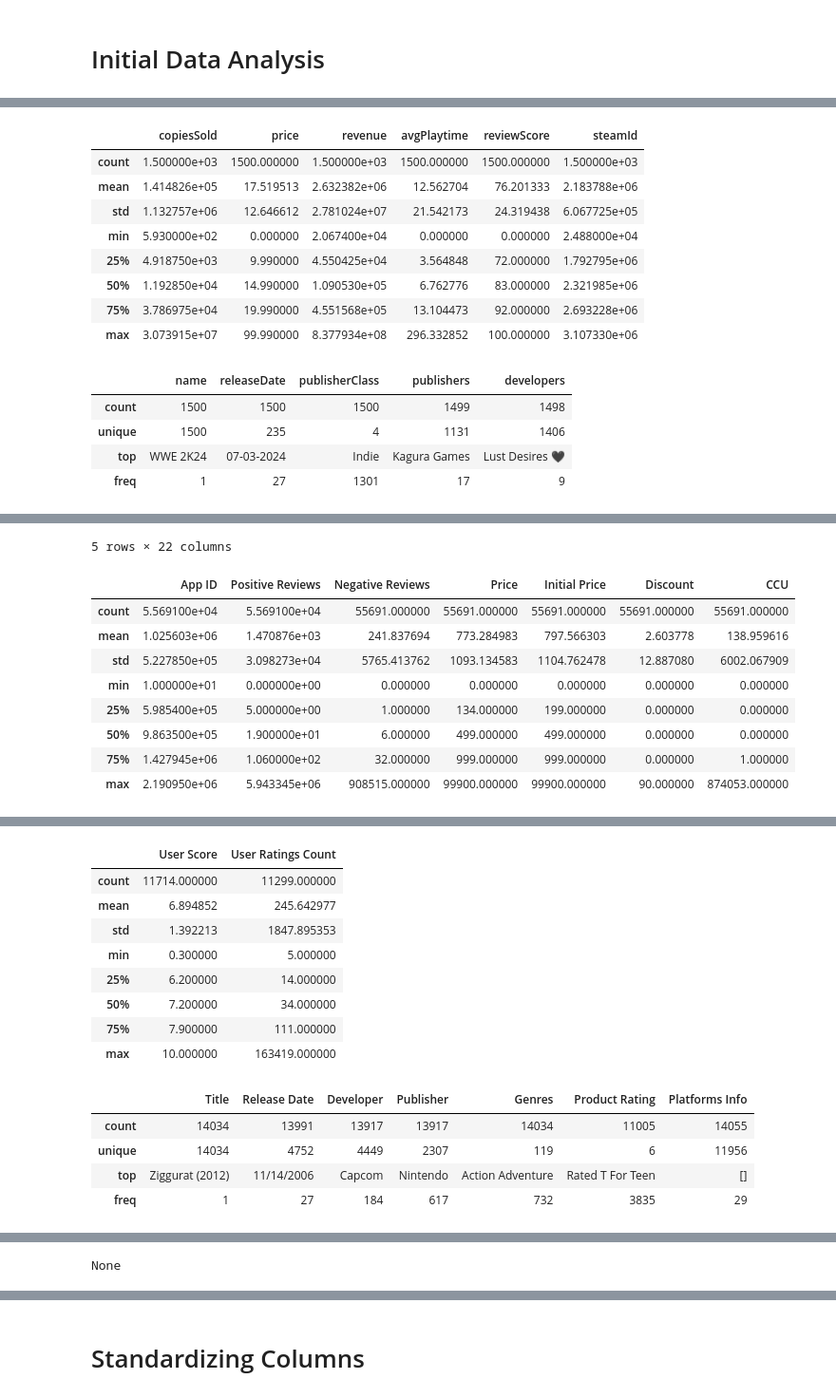
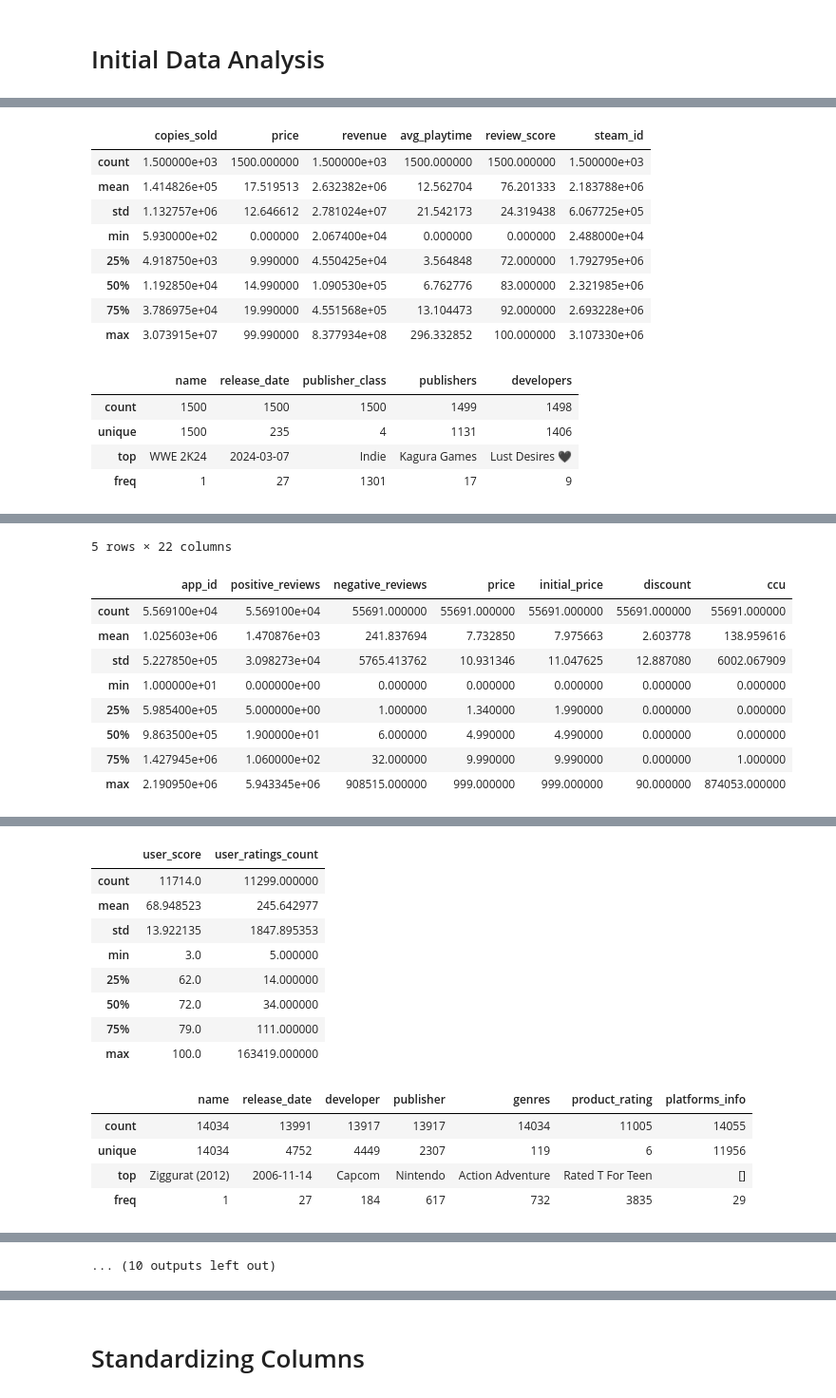
Before and after one commit to DVDMVN/GMDT_PROJ, a Jupyter notebook: cleaning.ipynb, the cells around one changed output, grey strips where cells are left out. Shown at 95% size. Cells and saved outputs as stored; diff of their text form; code cells hidden in the pictures.

```diff
--- a/cleaning.ipynb
+++ b/cleaning.ipynb
@@ -28,3 +37,15 @@ metacritic = pd.read_csv("raw_data/all_video_games(cleaned).csv")
+# %%
+filtered_rows = [] # Filtering for only english reviews
+
+chunk_size = 100000  # A reasonable amount of memory per chunk based on my system specs
+for chunk in pd.read_csv("raw_data/steam_reviews.csv", chunksize=chunk_size):
+    filtered_chunk = chunk[chunk["language"] == "english"]
+    filtered_rows.append(filtered_chunk)
+filtered_data = pd.concat(filtered_rows, ignore_index=True)
+
+# Randomly sample 300000 rows
+sampled_data = filtered_data.sample(n=300000, random_state=1337)
+steam_reviews = sampled_data
 # %% [markdown]
 # Saving the raw to showcase cleaning in the about page
 # %%
@@ -44,8 +66,10 @@ def display_basics(df: pd.DataFrame):
 display_basics(top_1500_steam)
 display_basics(all_55000_steam)
 display_basics(metacritic)
+display_basics(steam_reviews)
 
 display(top_1500_steam.info())
 display(all_55000_steam.info())
 display(metacritic.info())
+display(steam_reviews.info())
 # %% [output]
@@ -58,4 +82,4 @@ display(metacritic.info())
-|  | copiesSold | price | revenue | avgPlaytime | reviewScore | steamId |
+|  | copies_sold | price | revenue | avg_playtime | review_score | steam_id |
 | count | 1.500000e+03 | 1500.000000 | 1.500000e+03 | 1500.000000 | 1500.000000 | 1.500000e+03 |
 | mean | 1.414826e+05 | 17.519513 | 2.632382e+06 | 12.562704 | 76.201333 | 2.183788e+06 |
 | std | 1.132757e+06 | 12.646612 | 2.781024e+07 | 21.542173 | 24.319438 | 6.067725e+05 |
@@ -64,8 +88,8 @@ display(metacritic.info())
 | 50% | 1.192850e+04 | 14.990000 | 1.090530e+05 | 6.762776 | 83.000000 | 2.321985e+06 |
 | 75% | 3.786975e+04 | 19.990000 | 4.551568e+05 | 13.104473 | 92.000000 | 2.693228e+06 |
 | max | 3.073915e+07 | 99.990000 | 8.377934e+08 | 296.332852 | 100.000000 | 3.107330e+06 |
-|  | name | releaseDate | publisherClass | publishers | developers |
+|  | name | release_date | publisher_class | publishers | developers |
 | count | 1500 | 1500 | 1500 | 1499 | 1498 |
 | unique | 1500 | 235 | 4 | 1131 | 1406 |
-| top | WWE 2K24 | 07-03-2024 | Indie | Kagura Games | Lust Desires 🖤 |
+| top | WWE 2K24 | 2024-03-07 | Indie | Kagura Games | Lust Desires 🖤 |
 | freq | 1 | 27 | 1301 | 17 | 9 |
@@ -73,15 +97,15 @@ display(metacritic.info())
 | 0 | 10 | Counter-Strike | Play the world's number 1 online ... | Valve | Valve | Action | Action: 5426, FPS: 4831, Multipla... | game | Multi-player, Valve Anti-Cheat en... | ... |
 | 1 | 1000000 | ASCENXION | ASCENXION is a 2D shoot 'em up ga... | IndigoBlue Game Studio | PsychoFlux Entertainment | Action, Adventure, Indie | "Shoot Em Up": 186, Metroidvania:... | game | Single-player, Partial Controller... | ... |
 | 2 | 1000010 | Crown Trick | Enter a labyrinth that moves as y... | NEXT Studios | Team17, NEXT Studios | Adventure, Indie, RPG, Strategy | Rogue-like: 268, Turn-Based Comba... | game | Single-player, Partial Controller... | ... |
 | 3 | 1000030 | Cook, Serve, Delicious! 3?! | Cook, serve and manage your food ... | Vertigo Gaming Inc. | Vertigo Gaming Inc. | Action, Indie, Simulation, Strategy | Typing: 221, Management: 213, Cas... | game | Multi-player, Single-player, Co-o... | ... |
 | 4 | 1000040 | 细胞战争 | 这是一款打击感十足的细胞主题游戏！操作简单但活下去却不简单，“你”... | DoubleC Games | DoubleC Games | Action, Casual, Indie, Simulation | Action: 22, Casual: 22, Indie: 21... | game | Single-player | ... |
 5 rows × 22 columns
-|  | App ID | Positive Reviews | Negative Reviews | Price | Initial Price | Discount | CCU |
+|  | app_id | positive_reviews | negative_reviews | price | initial_price | discount | ccu |
 | count | 5.569100e+04 | 5.569100e+04 | 55691.000000 | 55691.000000 | 55691.000000 | 55691.000000 | 55691.000000 |
-| mean | 1.025603e+06 | 1.470876e+03 | 241.837694 | 773.284983 | 797.566303 | 2.603778 | 138.959616 |
-| std | 5.227850e+05 | 3.098273e+04 | 5765.413762 | 1093.134583 | 1104.762478 | 12.887080 | 6002.067909 |
+| mean | 1.025603e+06 | 1.470876e+03 | 241.837694 | 7.732850 | 7.975663 | 2.603778 | 138.959616 |
+| std | 5.227850e+05 | 3.098273e+04 | 5765.413762 | 10.931346 | 11.047625 | 12.887080 | 6002.067909 |
 | min | 1.000000e+01 | 0.000000e+00 | 0.000000 | 0.000000 | 0.000000 | 0.000000 | 0.000000 |
-| 25% | 5.985400e+05 | 5.000000e+00 | 1.000000 | 134.000000 | 199.000000 | 0.000000 | 0.000000 |
-| 50% | 9.863500e+05 | 1.900000e+01 | 6.000000 | 499.000000 | 499.000000 | 0.000000 | 0.000000 |
-| 75% | 1.427945e+06 | 1.060000e+02 | 32.000000 | 999.000000 | 999.000000 | 0.000000 | 1.000000 |
-| max | 2.190950e+06 | 5.943345e+06 | 908515.000000 | 99900.000000 | 99900.000000 | 90.000000 | 874053.000000 |
+| 25% | 5.985400e+05 | 5.000000e+00 | 1.000000 | 1.340000 | 1.990000 | 0.000000 | 0.000000 |
+| 50% | 9.863500e+05 | 1.900000e+01 | 6.000000 | 4.990000 | 4.990000 | 0.000000 | 0.000000 |
+| 75% | 1.427945e+06 | 1.060000e+02 | 32.000000 | 9.990000 | 9.990000 | 0.000000 | 1.000000 |
+| max | 2.190950e+06 | 5.943345e+06 | 908515.000000 | 999.000000 | 999.000000 | 90.000000 | 874053.000000 |
@@ -99,14 +123,14 @@ display(metacritic.info())
-|  | User Score | User Ratings Count |
-| count | 11714.000000 | 11299.000000 |
-| mean | 6.894852 | 245.642977 |
-| std | 1.392213 | 1847.895353 |
-| min | 0.300000 | 5.000000 |
-| 25% | 6.200000 | 14.000000 |
-| 50% | 7.200000 | 34.000000 |
-| 75% | 7.900000 | 111.000000 |
-| max | 10.000000 | 163419.000000 |
+|  | user_score | user_ratings_count |
+| count | 11714.0 | 11299.000000 |
+| mean | 68.948523 | 245.642977 |
+| std | 13.922135 | 1847.895353 |
+| min | 3.0 | 5.000000 |
+| 25% | 62.0 | 14.000000 |
+| 50% | 72.0 | 34.000000 |
+| 75% | 79.0 | 111.000000 |
+| max | 100.0 | 163419.000000 |
-|  | Title | Release Date | Developer | Publisher | Genres | Product Rating | Platforms Info |
+|  | name | release_date | developer | publisher | genres | product_rating | platforms_info |
 | count | 14034 | 13991 | 13917 | 13917 | 14034 | 11005 | 14055 |
 | unique | 14034 | 4752 | 4449 | 2307 | 119 | 6 | 11956 |
-| top | Ziggurat (2012) | 11/14/2006 | Capcom | Nintendo | Action Adventure | Rated T For Teen | [] |
+| top | Ziggurat (2012) | 2006-11-14 | Capcom | Nintendo | Action Adventure | Rated T For Teen | [] |
 | freq | 1 | 27 | 184 | 617 | 732 | 3835 | 29 |
@@ -131 +144 @@ memory usage: 129.0+ KB
-None
+... (10 outputs left out)
```
Also changed, not shown: parts of 23 cells of this notebook, 17 other files.
